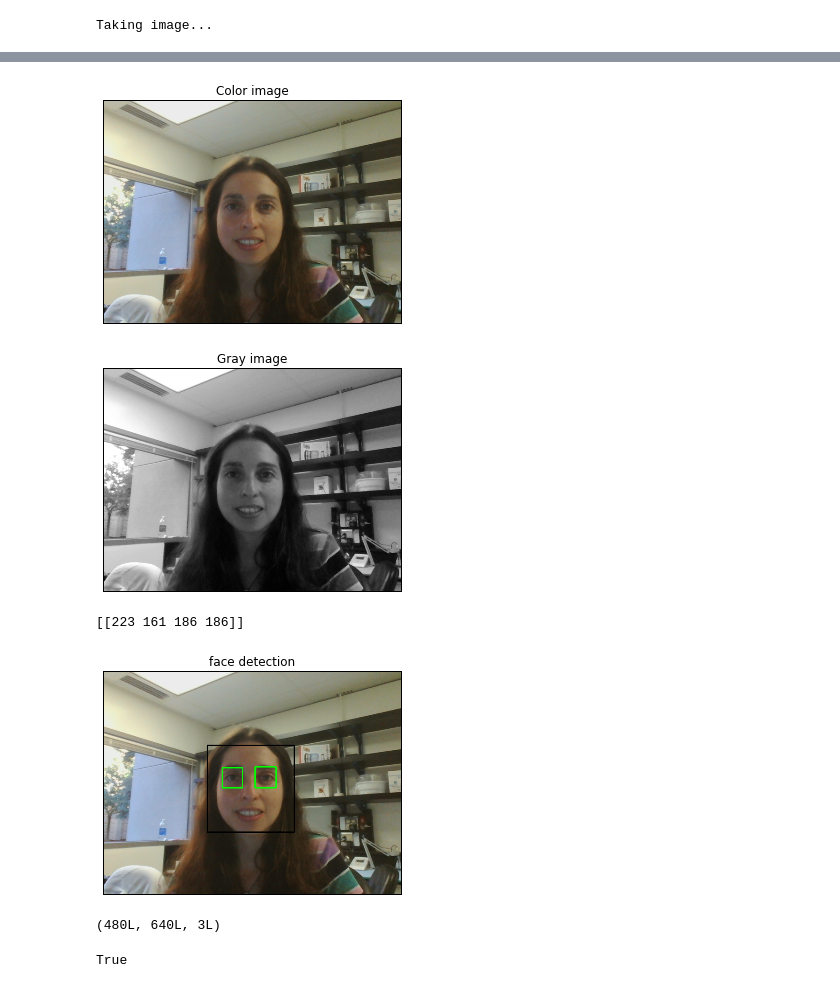
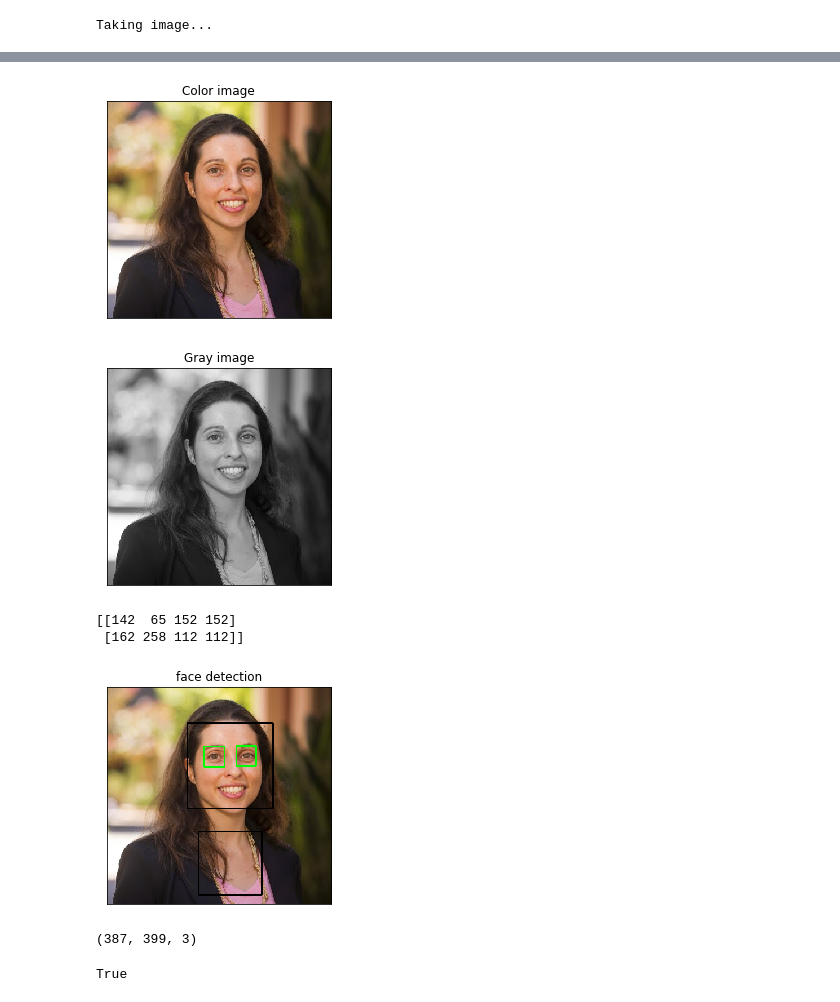
Before and after one commit to orlyliba/image-processing-python-primer, a Jupyter notebook: Fun project with OpenCV.ipynb, the cells around one changed output, grey strips where cells are left out. Cells and saved outputs as stored; diff of their text form; code cells hidden in the pictures.

```diff
--- a/Fun project with OpenCV.ipynb
+++ b/Fun project with OpenCV.ipynb
@@ -93,7 +93,7 @@ plt.show()
 # %%
 # img = cv2.imread(file)
 # img = cv2.imread("C:\Users\orly\Dropbox\Photos\Orly portraite\orly 5-28-14.jpg")
-file = "C:\Users\orly\Documents\Stanford\Courses\CME193 scientific python\project\webcam_orly.png"
+file = "webcam_img.png"
 # print file
 img = cv2.imread(file,1)
 # print img
@@ -102,44 +102,45 @@ plt.xticks([]), plt.yticks([])  # to hide tick values on X and Y axis
 plt.title('Color image')
 plt.show()
 
 gray = cv2.cvtColor(img,cv2.COLOR_BGR2GRAY)
 plt.imshow(gray,cmap = 'gray')
 plt.xticks([]), plt.yticks([])  # to hide tick values on X and Y axis
 plt.title('Gray image')
 plt.show()
 
-cascPath = 'C:\Users\orly\Documents\Stanford\Courses\EE368\OpenCV\sources\data\haarcascades\haarcascade_frontalface_default.xml'
+cascPath = 'haarcascade_frontalface_default.xml'
 faceCascade = cv2.CascadeClassifier(cascPath)
 faces = faceCascade.detectMultiScale(
     gray,
     scaleFactor=1.1,
     minNeighbors=5,
     minSize=(30, 30),
-    flags = cv2.cv.CV_HAAR_SCALE_IMAGE
+    flags = cv2.CASCADE_SCALE_IMAGE
 )
 print faces
-cascPath = 'C:\Users\orly\Documents\Stanford\Courses\EE368\OpenCV\sources\data\haarcascades\haarcascade_eye.xml'
+cascPath = 'haarcascade_eye.xml'
 eye_cascade = cv2.CascadeClassifier(cascPath)
 for (x,y,w,h) in faces:
     img2 = cv2.rectangle(img,(x,y),(x+w,y+h),(0,0,0),2)
     roi_gray = gray[y:y+h, x:x+w]
     roi_color = img[y:y+h, x:x+w]
     eyes = eye_cascade.detectMultiScale(roi_gray)
     for (ex,ey,ew,eh) in eyes:
          img2 = cv2.rectangle(roi_color,(ex,ey),(ex+ew,ey+eh),(0,255,0),2)
 plt.imshow(cv2.cvtColor(img, cv2.COLOR_BGR2RGB))
 plt.xticks([]), plt.yticks([])  # to hide tick values on X and Y axis
 plt.title('face detection')
 plt.show()
 # %% [output]
-[figure, old version]
+[figure, new version]
-[figure, old version]
+[figure, new version]
-[[223 161 186 186]]
+[[142  65 152 152]
+ [162 258 112 112]]
-[figure, old version]
+[figure, new version]
 # %%
 print np.shape(img)
-cv2.imwrite("C:\Users\orly\Documents\Stanford\Courses\CME193 scientific python\project\webcam_orly_face_detection.png", img)
+cv2.imwrite("webcam_img_face_detection.png", img)
 # %% [output]
-(480L, 640L, 3L)
+(387, 399, 3)
 True
 # %%
```
Also changed, not shown: parts of 8 cells of this notebook, 5 other files.
